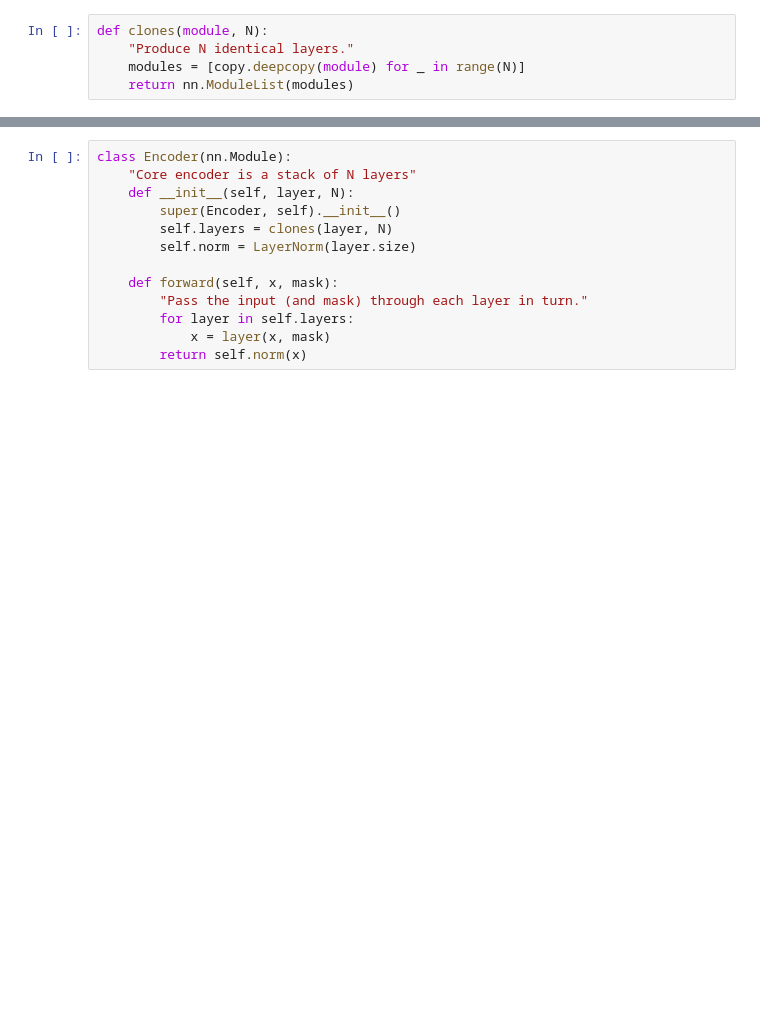
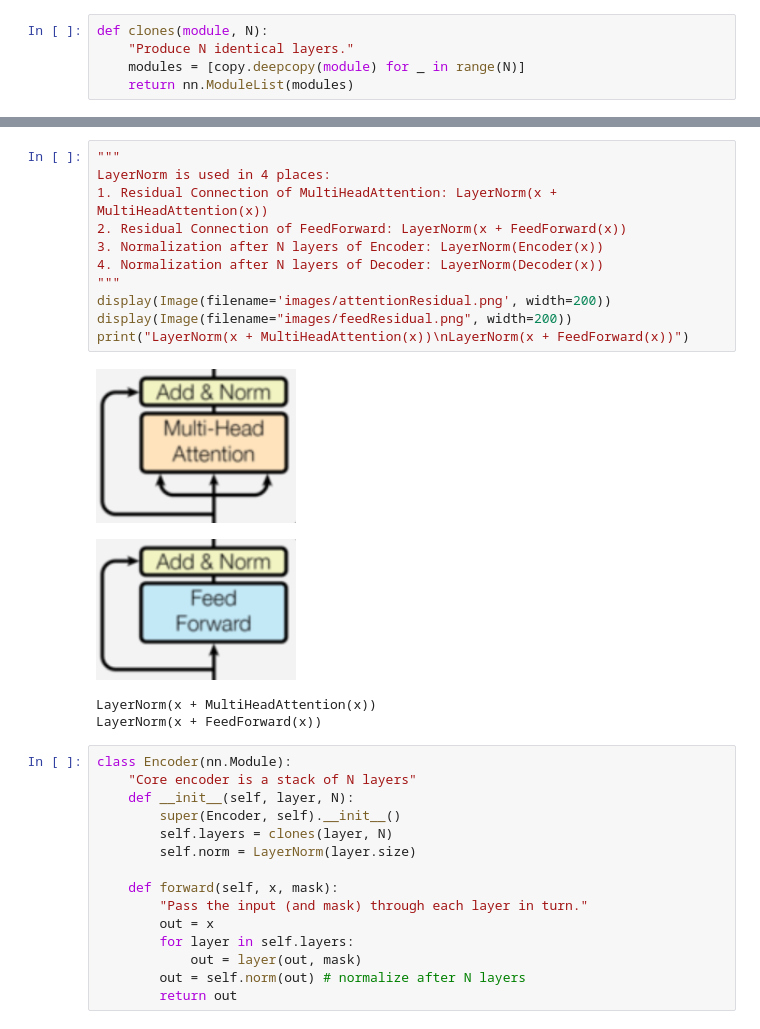
Before and after one commit to Trip1eLift/practice-pytorch, a Jupyter notebook: transformer/main.ipynb, the cells around one changed output, grey strips where cells are left out. Cells and saved outputs as stored; diff of their text form; blank space fills up the shorter version.

```diff
--- a/transformer/main.ipynb
+++ b/transformer/main.ipynb
@@ -67,3 +87,19 @@ class LayerNorm(nn.Module):
+# %%
+"""
+LayerNorm is used in 4 places:
+1. Residual Connection of MultiHeadAttention: LayerNorm(x + MultiHeadAttention(x))
+2. Residual Connection of FeedForward: LayerNorm(x + FeedForward(x))
+3. Normalization after N layers of Encoder: LayerNorm(Encoder(x))
+4. Normalization after N layers of Decoder: LayerNorm(Decoder(x))
+"""
+display(Image(filename='images/attentionResidual.png', width=200))
+display(Image(filename="images/feedResidual.png", width=200))
+print("LayerNorm(x + MultiHeadAttention(x))\nLayerNorm(x + FeedForward(x))")
+# %% [output]
+[figure, added]
+[figure, added]
+LayerNorm(x + MultiHeadAttention(x))
+LayerNorm(x + FeedForward(x))
 # %%
 class Encoder(nn.Module):
     "Core encoder is a stack of N layers"
@@ -74,6 +110,8 @@ class Encoder(nn.Module):
 
     def forward(self, x, mask):
         "Pass the input (and mask) through each layer in turn."
+        out = x
         for layer in self.layers:
-            x = layer(x, mask)
-        return self.norm(x)
+            out = layer(out, mask)
+        out = self.norm(out) # normalize after N layers
+        return out
```
Also changed, not shown: parts of 5 cells of this notebook, 5 other files.
